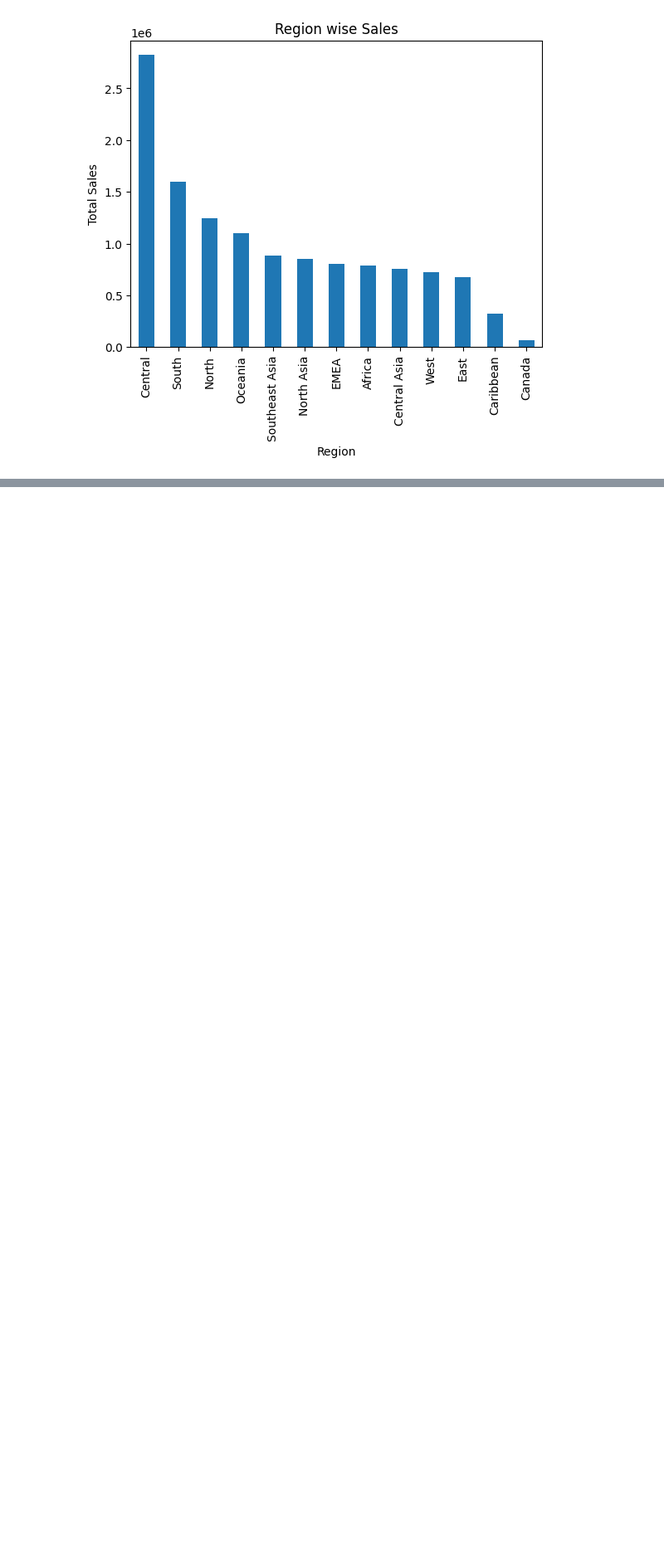
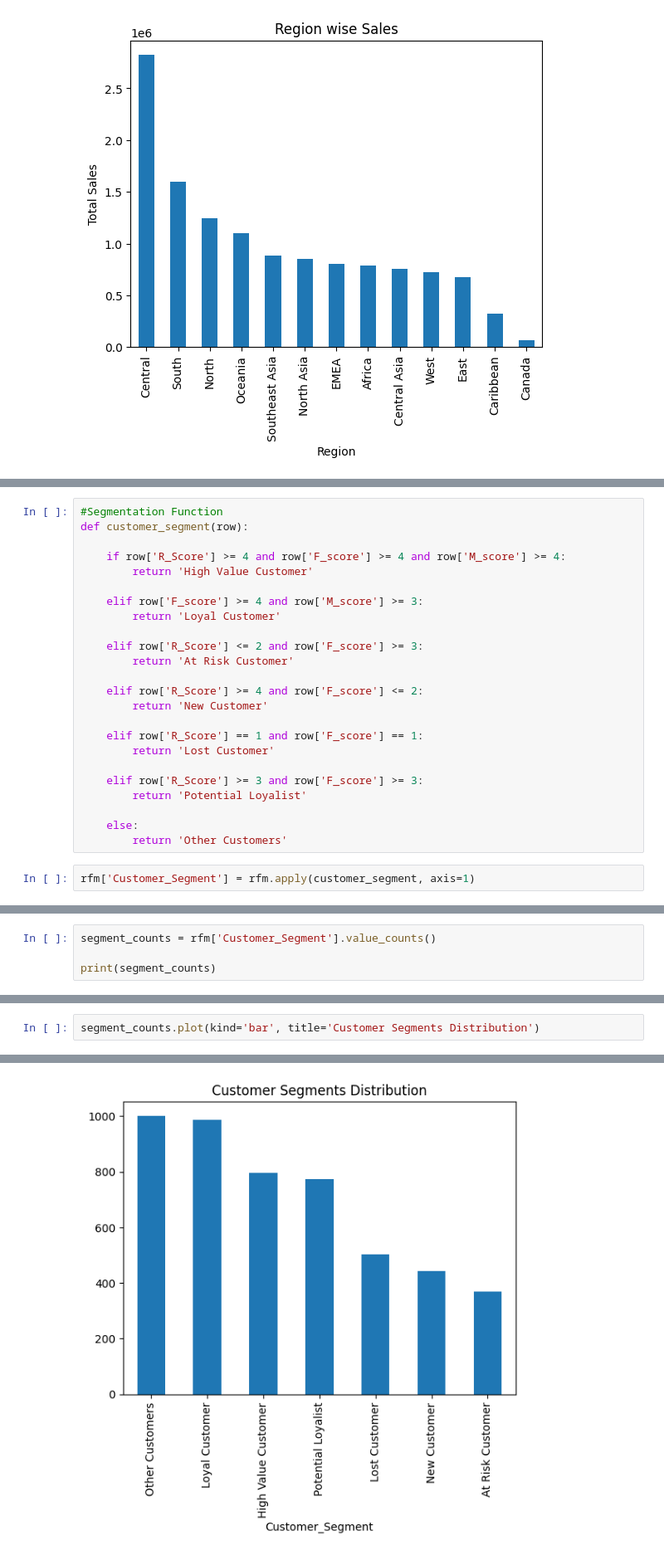
Before and after one commit to Manasagowda24/E_commerce-sales-analysis, a Jupyter notebook: cleaned_superstore_Analysis.ipynb, the cells around one changed output, grey strips where cells are left out. Shown at 83% size. Cells and saved outputs as stored; diff of their text form; blank space fills up the shorter version.

```diff
--- a/cleaned_superstore_Analysis.ipynb
+++ b/cleaned_superstore_Analysis.ipynb
@@ -452,0 +615,26 @@ plt.show()
+# %%
+#Segmentation Function
+def customer_segment(row):
+
+    if row['R_Score'] >= 4 and row['F_score'] >= 4 and row['M_score'] >= 4:
+        return 'High Value Customer'
+
+    elif row['F_score'] >= 4 and row['M_score'] >= 3:
+        return 'Loyal Customer'
+
+    elif row['R_Score'] <= 2 and row['F_score'] >= 3:
+        return 'At Risk Customer'
+
+    elif row['R_Score'] >= 4 and row['F_score'] <= 2:
+        return 'New Customer'
+
+    elif row['R_Score'] == 1 and row['F_score'] == 1:
+        return 'Lost Customer'
+
+    elif row['R_Score'] >= 3 and row['F_score'] >= 3:
+        return 'Potential Loyalist'
+
+    else:
+        return 'Other Customers'
+# %%
+rfm['Customer_Segment'] = rfm.apply(customer_segment, axis=1)
@@ -452,0 +651,4 @@ plt.show()
+# %%
+segment_counts = rfm['Customer_Segment'].value_counts()
+
+print(segment_counts)
@@ -452,0 +665,3 @@ plt.show()
+# %%
+segment_counts.plot(kind='bar', title='Customer Segments Distribution')
+# %% [output]
@@ -452,0 +669 @@ plt.show()
+[figure, added]
```
Also changed, not shown: parts of 29 cells of this notebook, 1 other file.
